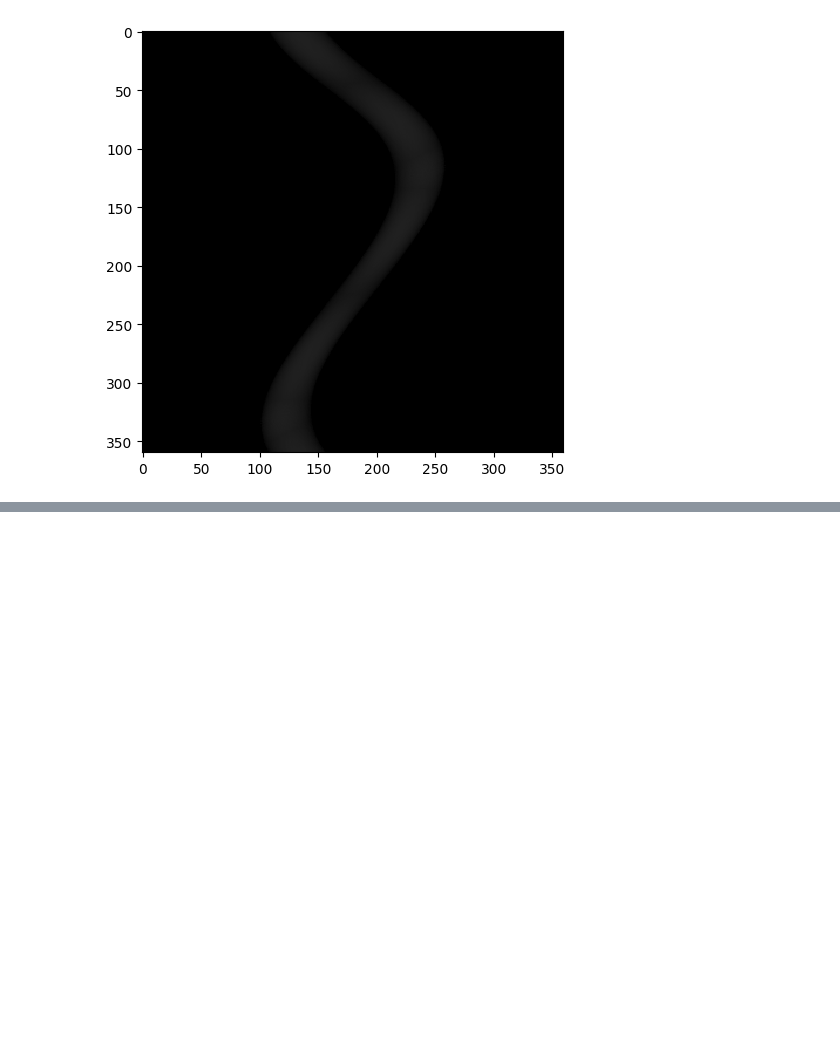
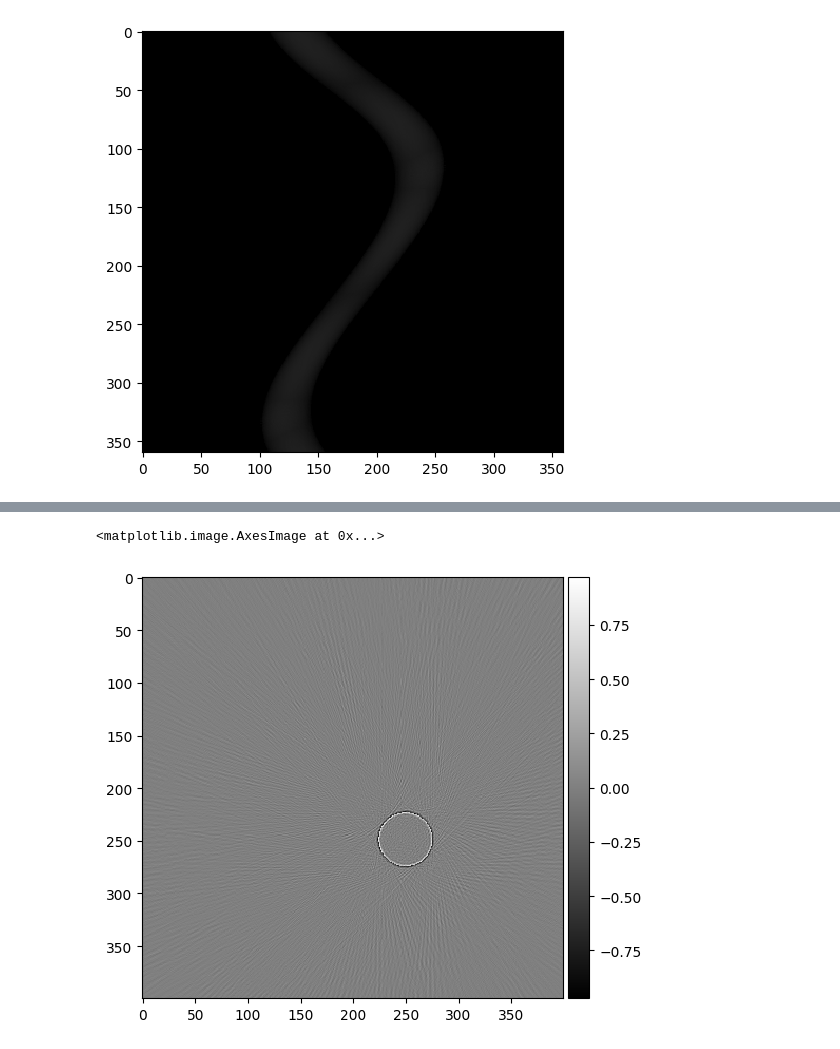
Before and after one commit to zielonyogor/Tomograph, a Jupyter notebook: main.ipynb, the cells around one changed output, grey strips where cells are left out. Saved outputs shown, nothing was run; the diff lists cells and outputs as text; code cells hidden in the pictures; blank space fills up the shorter version.

```diff
--- a/main.ipynb
+++ b/main.ipynb
@@ -45,0 +86,24 @@ io.imshow(radon_transform(test, scans=360, detectors=360, detectors_angular_span
+# %%
+def filter_sinogram(image, kernel_size):
+    # make it odd
+    if kernel_size % 2 == 0:
+        kernel_size += 1
+
+    kernel = np.zeros(kernel_size)
+    kernel_center = kernel_size // 2
+    kernel[kernel_center] = 1
+    for i in range(kernel_center + 1, kernel_size, 2):
+        val = (-4 / np.pi**2) / (i - kernel_center)**2
+        kernel[i] = val
+        kernel[-(i + 1)] = val
+
+    filtered_image = image
+    for i in range(image.shape[0]):
+        filtered_image[i, :] = np.convolve(image[i, :], kernel, mode='same')
+    return filtered_image
+# %%
+filtered_image = filter_sinogram(radon_image, 21)
+io.imshow(inverse_radon_transform(filtered_image, test.shape), cmap='gray')
+# %% [output]
+<matplotlib.image.AxesImage at 0x...>
+[figure, added]
```
Also changed, not shown: parts of 7 cells of this notebook.
